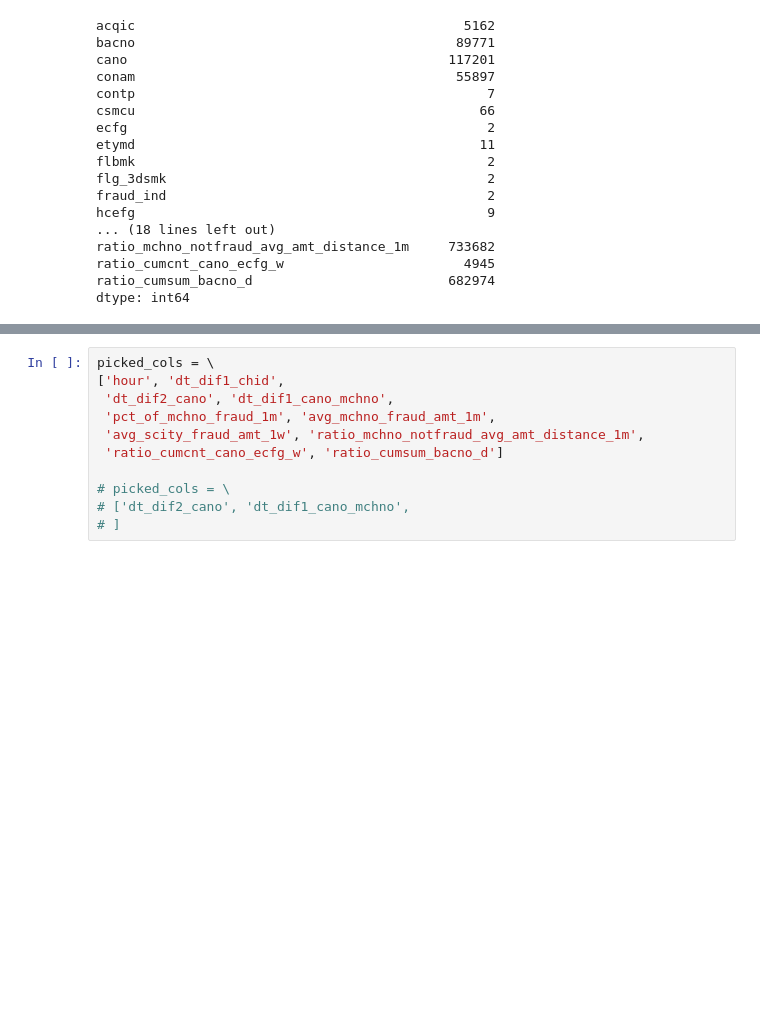
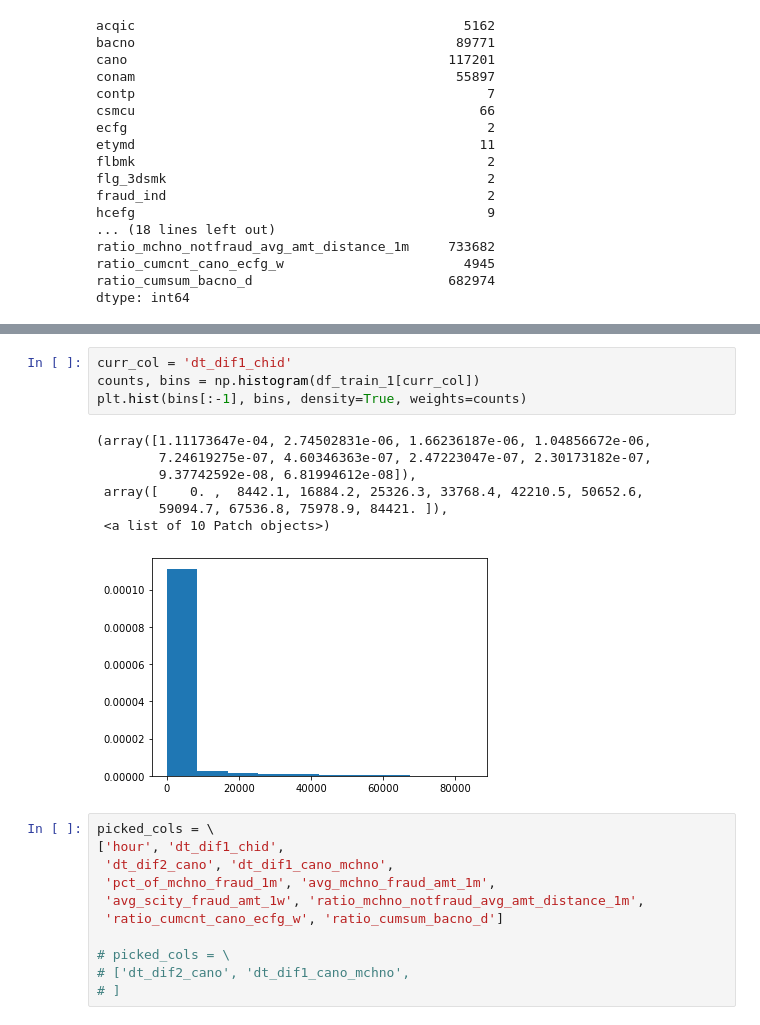
Before and after one commit to udothemath/graph_fraud_detection_kaggle, a Jupyter notebook: udo_v2_quick_eda.ipynb, the cells around one changed output, grey strips where cells are left out. Saved outputs shown, nothing was run; the diff lists cells and outputs as text; blank space fills up the shorter version.

```diff
--- a/udo_v2_quick_eda.ipynb
+++ b/udo_v2_quick_eda.ipynb
@@ -62,3 +182,15 @@ dtype: int64
+# %%
+curr_col = 'dt_dif1_chid'
+counts, bins = np.histogram(df_train_1[curr_col])
+plt.hist(bins[:-1], bins, density=True, weights=counts)
+# %% [output]
+(array([1.11173647e-04, 2.74502831e-06, 1.66236187e-06, 1.04856672e-06,
+        7.24619275e-07, 4.60346363e-07, 2.47223047e-07, 2.30173182e-07,
+        9.37742592e-08, 6.81994612e-08]),
+ array([    0. ,  8442.1, 16884.2, 25326.3, 33768.4, 42210.5, 50652.6,
+        59094.7, 67536.8, 75978.9, 84421. ]),
+ <a list of 10 Patch objects>)
+[figure, added]
 # %%
 picked_cols = \
 ['hour', 'dt_dif1_chid',
```
Also changed, not shown: parts of 16 cells of this notebook.
